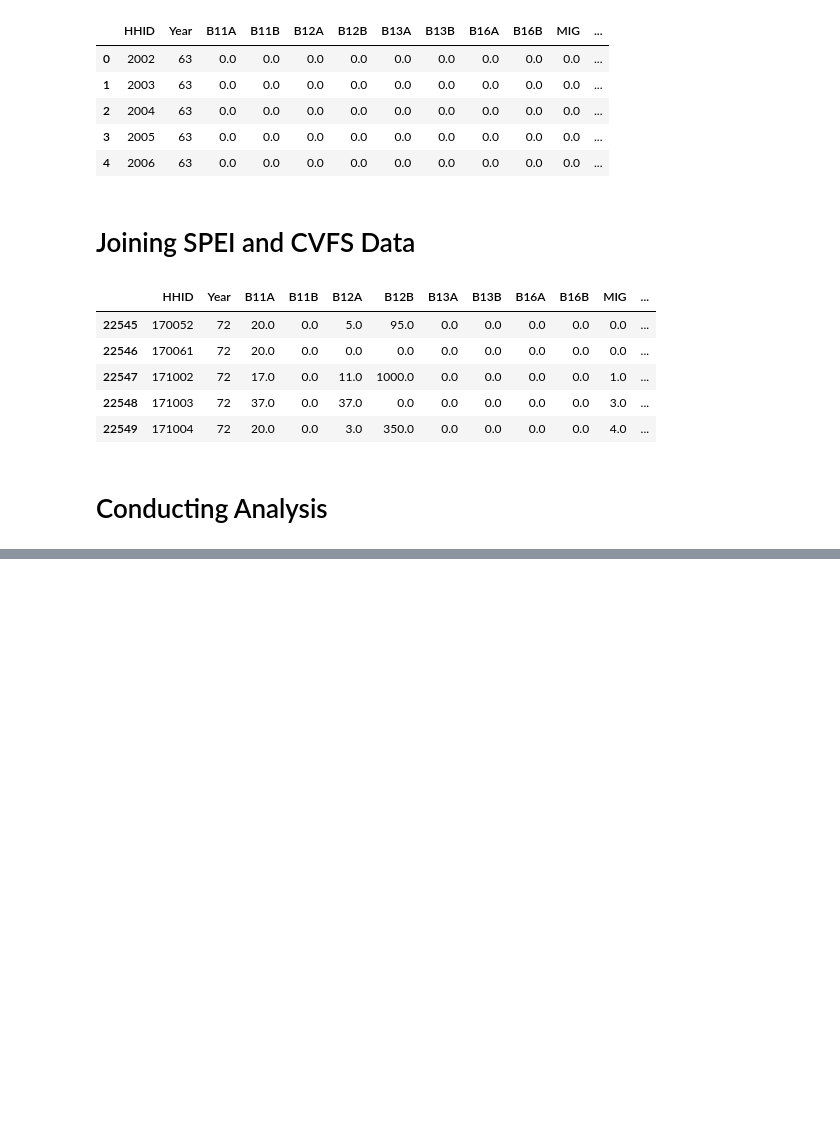
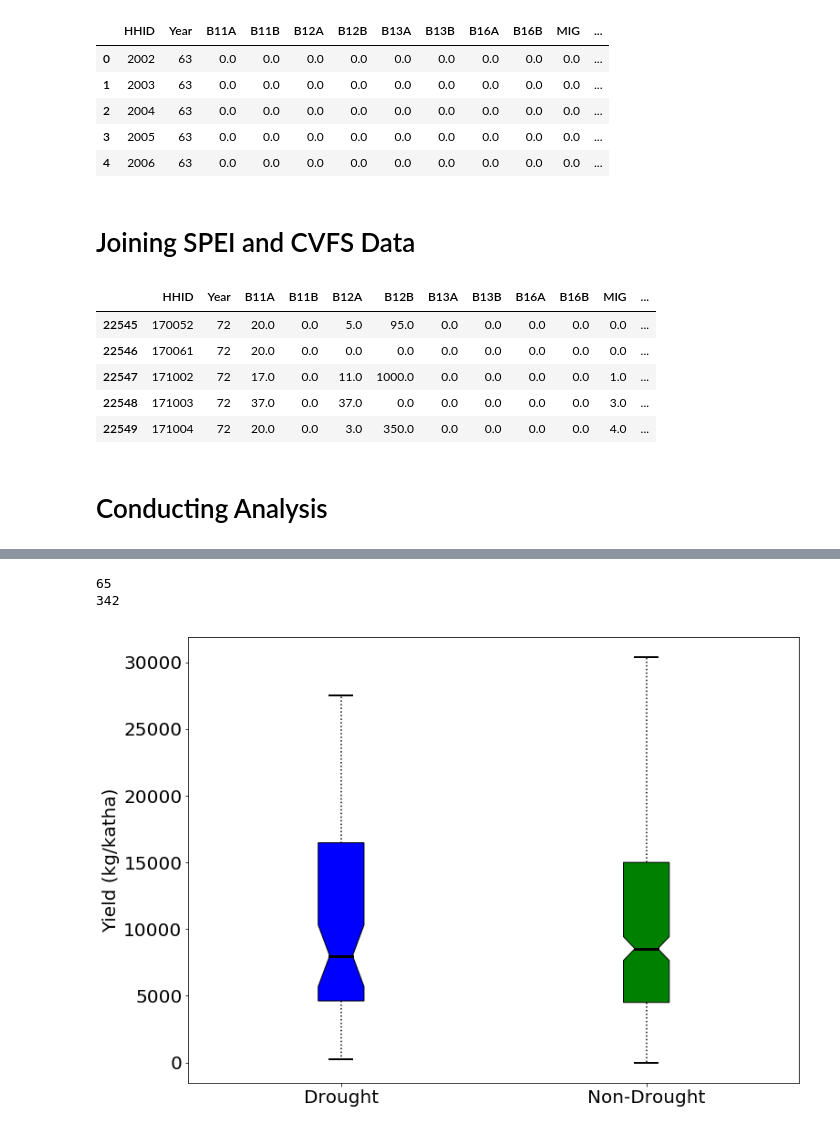
Before and after one commit to nchoquettelevy/NepalFarmerDataAnalysis, a Jupyter notebook: Drought_Impacts_Analysis.ipynb, the cells around one changed output, grey strips where cells are left out. Saved outputs shown, nothing was run; the diff lists cells and outputs as text; code cells hidden in the pictures; blank space fills up the shorter version.

Commit message:
udpdated drought-crop analysis

```diff
--- a/Drought_Impacts_Analysis.ipynb
+++ b/Drought_Impacts_Analysis.ipynb
@@ -239,0 +242,11 @@ spei_yield.loc[spei_yield['Rice Yield'] == 0.0]
+# %%
+#Dropping years 63 and 72
+
+spei_yield_interim = spei_yield[spei_yield['Year'] != 63]
+spei_yield_clean = spei_yield_interim[spei_yield_interim['Year'] != 72]
+
+spei_yield_clean.replace([np.inf, -np.inf], np.nan, inplace=True)
+
+#df.replace([np.inf, -np.inf], np.nan, inplace=True)
+#spei_yield_clean.fillna(0)
+spei_yield_clean.tail()
@@ -239,0 +303,59 @@ spei_yield.loc[spei_yield['Rice Yield'] == 0.0]
+# %%
+veg_drought_yields = spei_yield_clean.loc[spei_yield_clean['Winter SPEI'] < -1.0]['Vegetable Yield'].reset_index()
+veg_drought_yields.dropna(inplace=True)
+print(len(veg_drought_yields))
+
+veg_normal_yields = spei_yield_clean.loc[spei_yield_clean['Winter SPEI'] > -1.0]['Vegetable Yield'].reset_index()
+veg_normal_yields.dropna(inplace=True)
+
+print(len(veg_normal_yields))
+# %% [output]
+65
+342
+# %%
+#Plotting Box Plot
+
+#rice_drought_plot = np.zeros(len(rice_drought_yields))
+veg = [veg_drought_yields['Vegetable Yield'], veg_normal_yields['Vegetable Yield']]
+
+fig = plt.figure(figsize=(12,9))
+ax = fig.add_subplot(111)
+#ax = fig.add_axes([0, 0, 1, 1])
+
+#rice_test = np.arange(0,100, 1)
+
+bp = ax.boxplot(veg, patch_artist = True,
+                notch ='True', showfliers=False)
+
+colors = ['blue', 'green']
+
+for patch, color in zip(bp['boxes'], colors):
+    patch.set_facecolor(color)
+
+for whisker in bp['whiskers']:
+    whisker.set(color ='black',
+                linewidth = 1.5,
+                linestyle =":")
+for cap in bp['caps']:
+    cap.set(color ='black',
+            linewidth = 2)
+
+for median in bp['medians']:
+    median.set(color ='black',
+               linewidth = 3)
+
+for flier in bp['fliers']:
+    flier.set(marker ='D',
+              color ='black',
+              alpha = 0.5)
+
+ax.set_xticklabels(['Drought', 'Non-Drought'], size=20)
+ax.set_ylabel('Yield (kg/katha)', fontsize=20)
+plt.yticks(size=20)
+
+
+plt.show()
+
+#plt.savefig('Riceyield.eps', bbox_inches='tight')
+# %% [output]
+[figure, added]
```
Also changed, not shown: parts of 9 cells of this notebook.
